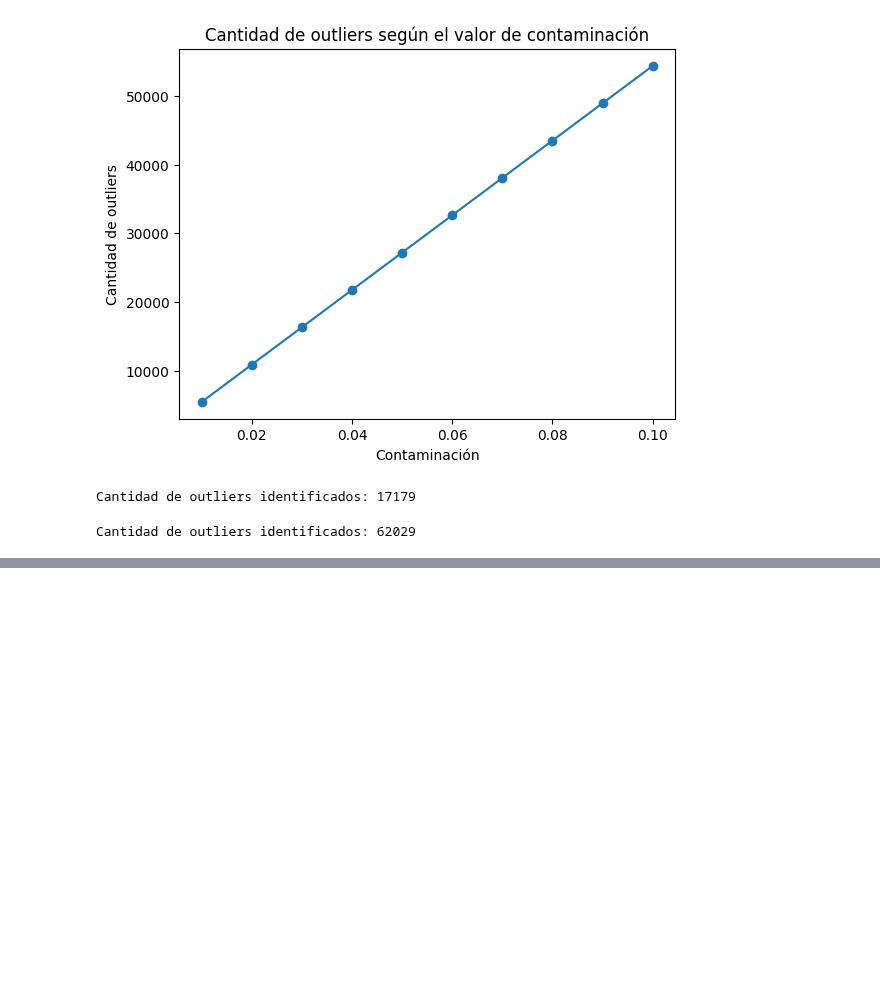
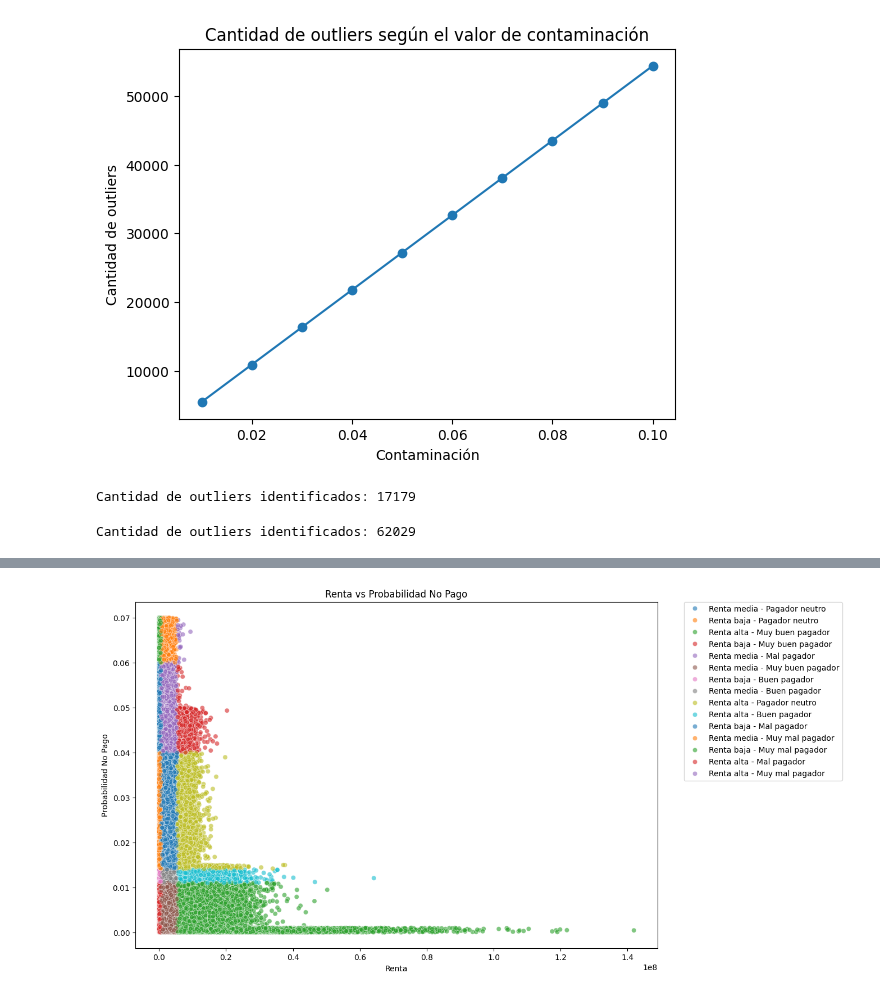
Before and after one commit to JosepVargasf/capstone_g11_2024-2, a Jupyter notebook: Procesamiento de datos/procesamiento.ipynb, the cells around one changed output, grey strips where cells are left out. Saved outputs shown, nothing was run; the diff lists cells and outputs as text; code cells hidden in the pictures; blank space fills up the shorter version.

```diff
--- a/Procesamiento de datos/procesamiento.ipynb
+++ b/Procesamiento de datos/procesamiento.ipynb
@@ -562,0 +738,14 @@ Cantidad de outliers identificados: 62029
+# %%
+#Se establecen los cortes de la probabilidad segun lo visto arriba
+corte_prob_1 = 0.06
+corte_prob_2 = 0.04
+corte_prob_3 = 0.014
+corte_prob_4 = 0.011
+
+# Define the new column based on the conditions
+df_informacion_de_clientes_clusters['Separacion de probabilidad no pago'] = pd.cut(
+    df_informacion_de_clientes_clusters['Probabilidad_No_Pago'],
+    bins=[-np.inf, corte_prob_4, corte_prob_3, corte_prob_2, corte_prob_1, np.inf],
+    labels=['Muy buen pagador', 'Buen pagador', 'Pagador neutro', 'Mal pagador', 'Muy mal pagador']
+)
+df_informacion_de_clientes_clusters
@@ -562,0 +766,6 @@ Cantidad de outliers identificados: 62029
+# %%
+df_informacion_de_clientes_clusters['Clusters caracteristicas'] = df_informacion_de_clientes_clusters['Separacion de renta'].astype(str) + ' - ' + df_informacion_de_clientes_clusters['Separacion de probabilidad no pago'].astype(str)
+# Create a new column 'Clusters caracteristicas numerico' that assigns a unique number to each unique entry in 'Clusters caracteristicas'
+df_informacion_de_clientes_clusters['Clusters caracteristicas numerico'] = df_informacion_de_clientes_clusters['Clusters caracteristicas'].astype('category').cat.codes
+
+df_informacion_de_clientes_clusters
@@ -562,0 +786,26 @@ Cantidad de outliers identificados: 62029
+# %%
+import seaborn as sns
+
+import matplotlib.pyplot as plt
+
+# Create the scatter plot
+plt.figure(figsize=(12, 8))
+scatter_plot = sns.scatterplot(
+    data=df_informacion_de_clientes_clusters,
+    x='Renta',
+    y='Probabilidad_No_Pago',
+    hue='Clusters caracteristicas',
+    palette='tab10',  # Use a palette that is less confusing
+    alpha=0.6
+)
+
+# Set plot title and labels
+scatter_plot.set_title('Renta vs Probabilidad No Pago')
+scatter_plot.set_xlabel('Renta')
+scatter_plot.set_ylabel('Probabilidad No Pago')
+
+# Show the plot
+plt.legend(bbox_to_anchor=(1.05, 1), loc=2, borderaxespad=0.)
+plt.show()
+# %% [output]
+[figure, added]
```
Also changed, not shown: parts of 26 cells of this notebook, 1 other file.
